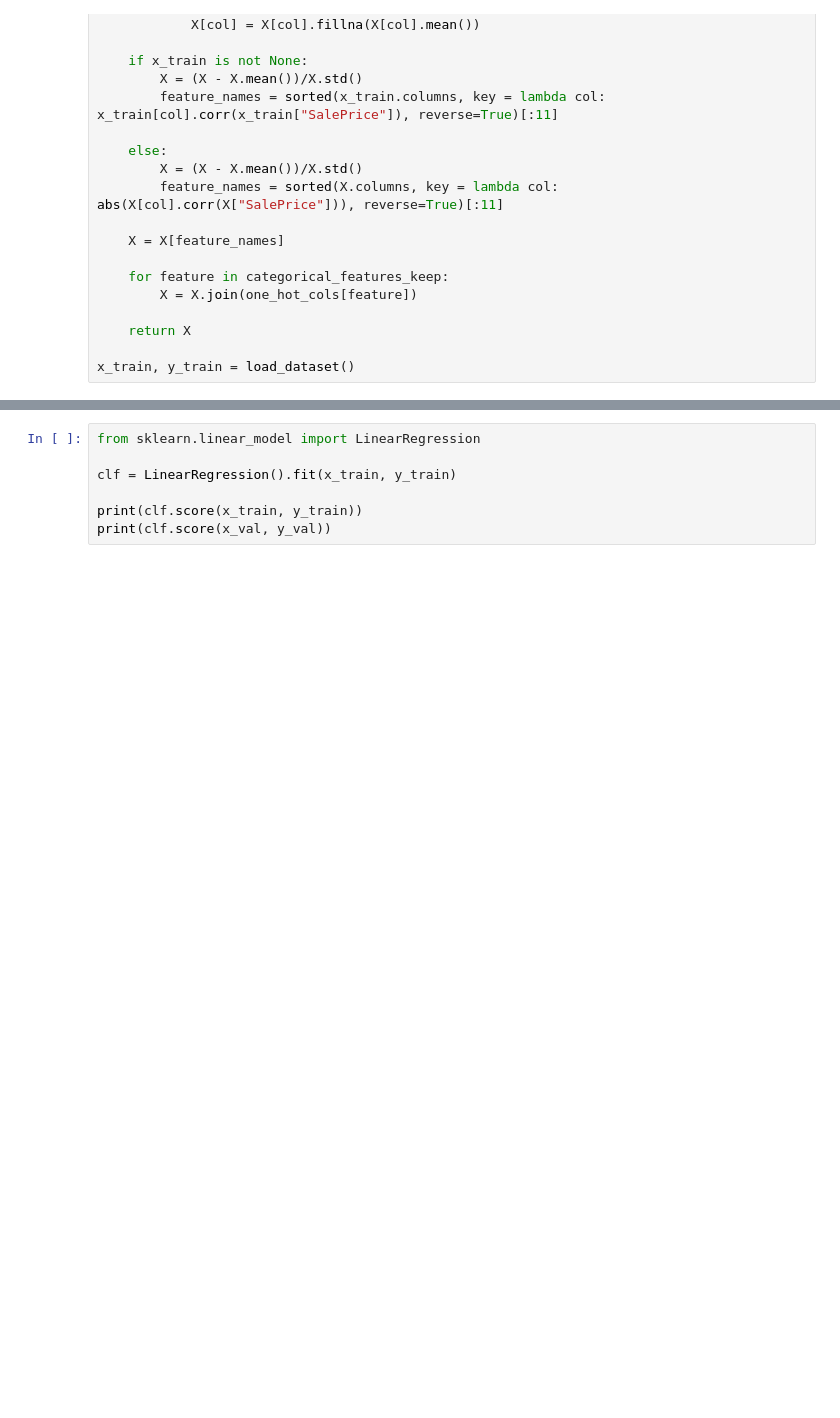
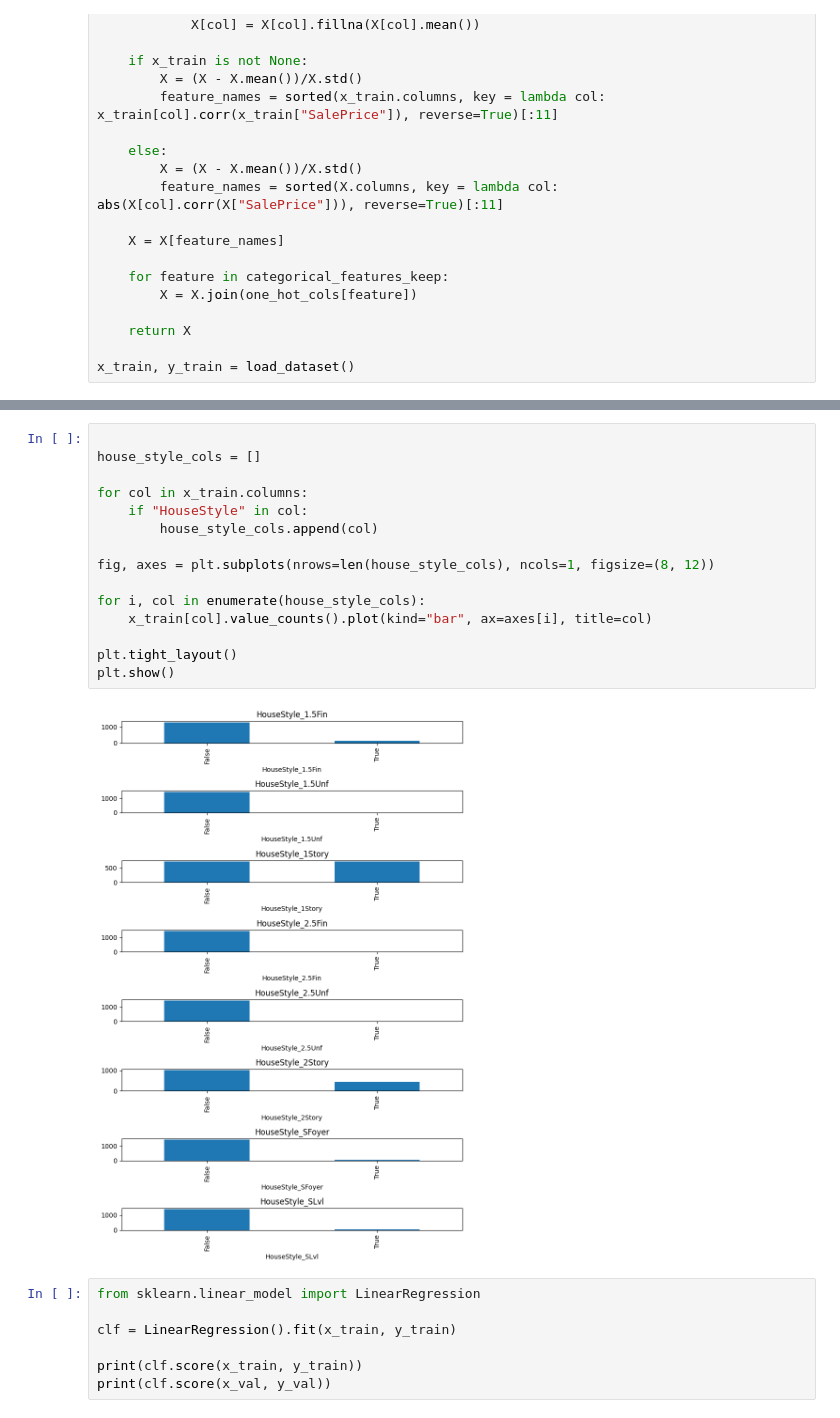
Before and after one commit to fkhan000/AML-HW, a Jupyter notebook: HW1/house.ipynb, the cells around one changed output, grey strips where cells are left out. Saved outputs shown, nothing was run; the diff lists cells and outputs as text; blank space fills up the shorter version.

Commit message:
added house style one hot encoding feature exploration

```diff
--- a/HW1/house.ipynb
+++ b/HW1/house.ipynb
@@ -104,3 +108,20 @@ x_train, y_train = load_dataset()
+# %%
+
+house_style_cols = []
+
+for col in x_train.columns:
+    if "HouseStyle" in col:
+        house_style_cols.append(col)
+
+fig, axes = plt.subplots(nrows=len(house_style_cols), ncols=1, figsize=(8, 12))
+
+for i, col in enumerate(house_style_cols):
+    x_train[col].value_counts().plot(kind="bar", ax=axes[i], title=col)
+
+plt.tight_layout()
+plt.show()
+# %% [output]
+[figure, added]
 # %%
 from sklearn.linear_model import LinearRegression
 
```
Also changed, not shown: parts of 1 cell of this notebook.
